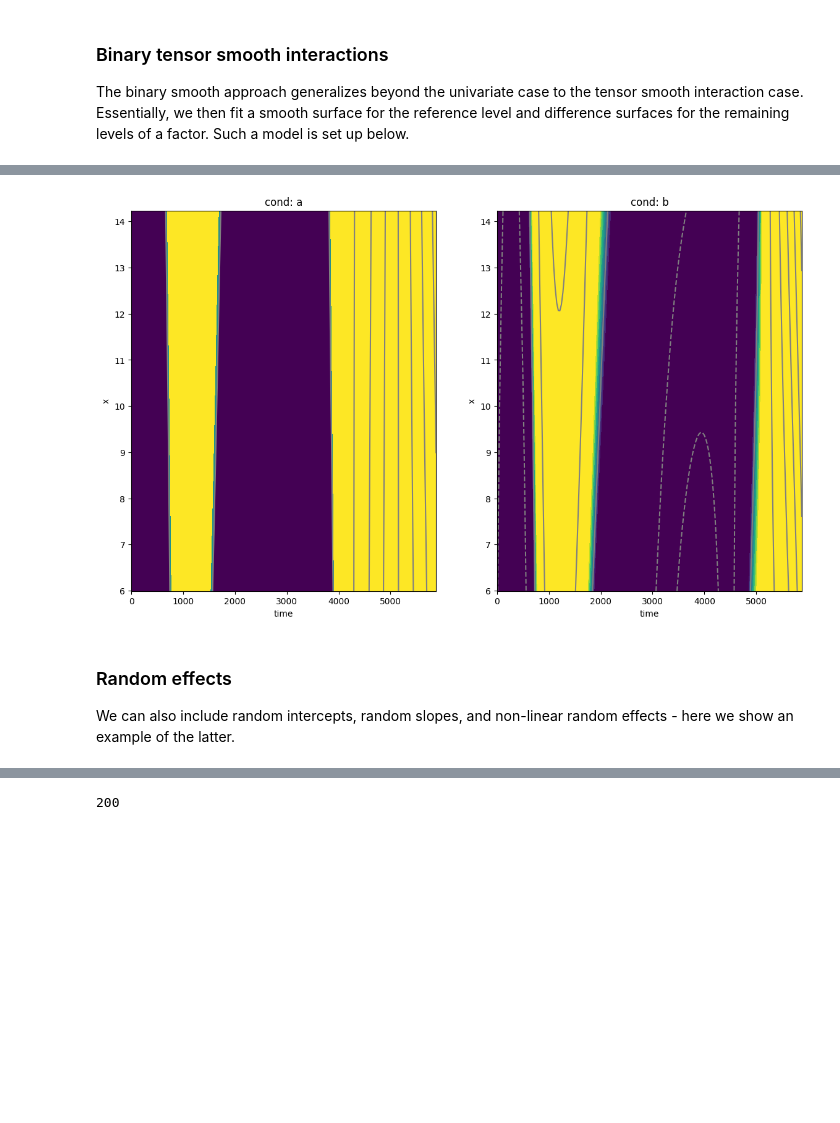
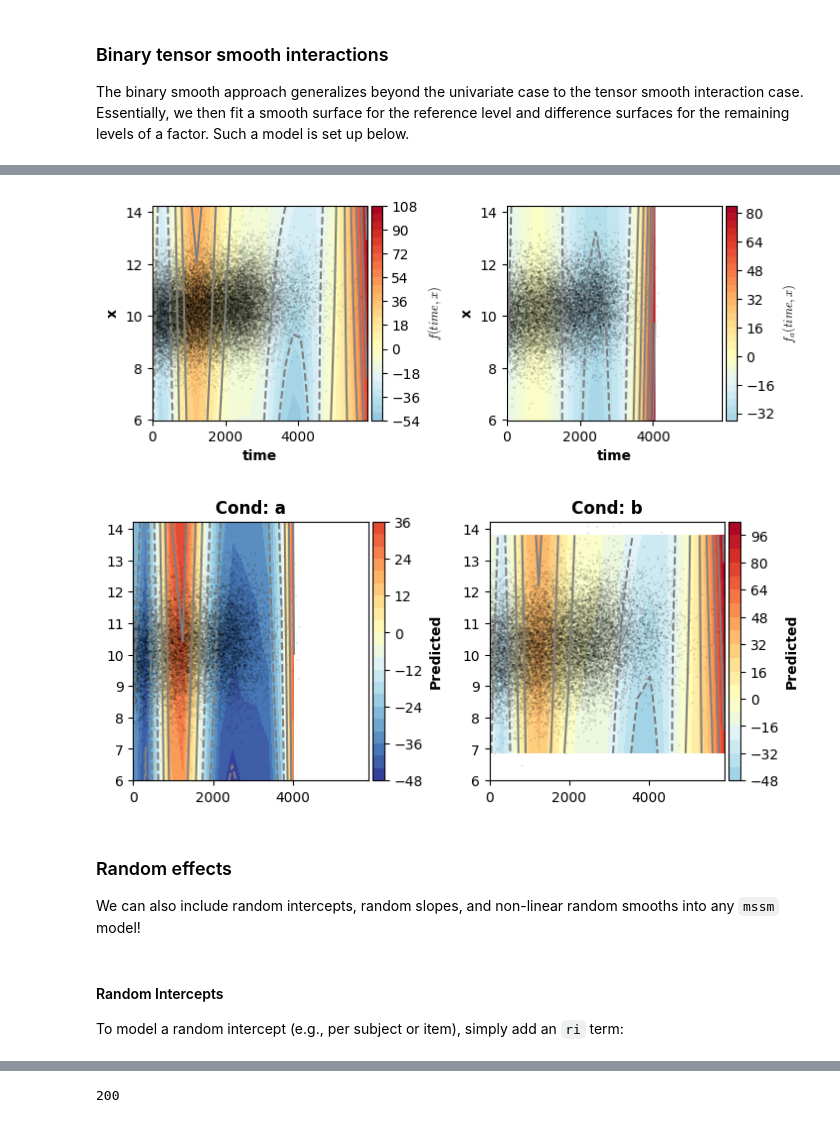
Before and after one commit to JoKra1/mssmViz, a Jupyter notebook: 1) GAMMs.ipynb, the cells around one changed output, grey strips where cells are left out. Saved outputs shown, nothing was run; the diff lists cells and outputs as text; code cells hidden in the pictures; blank space fills up the shorter version.

```diff
--- a/1) GAMMs.ipynb
+++ b/1) GAMMs.ipynb
@@ -143,14 +157,0 @@ plt.show()
-# %%
-# Partial prediction for a single smooth
-time_pred = [t for t in range(0,max(dat["time"]),20)]
-new_dat = pd.DataFrame({"time":time_pred})
-
-# Make partial prediction using just terms[1] - the smooth of time or f(time)!
-pred,pred_mat,boundary = model.predict([1],new_dat,ci=True,alpha=0.05)
-
-plt.plot(time_pred,pred,color='black')
-plt.plot(time_pred,pred + boundary,color='grey', linestyle='dotted')
-plt.plot(time_pred,pred - boundary,color='grey', linestyle='dotted')
-plt.xlabel("time")
-plt.ylabel("f(time)")
-plt.show()
@@ -393,9 +314,9 @@ The ti() term in mgcv enables decomposing the 3-way interaction into separate in
 formula5 = Formula(lhs=lhs("y"), # The dependent variable - here y!
                         terms=[i(), # The intercept, a
                                l(["cond"]), # Offset for cond='b'
-                               f(["time"],by="cond",constraint=ConstType.QR), # to-way interaction between time and cond; one smooth over time per cond level
-                               f(["x"],by="cond",constraint=ConstType.QR), # to-way interaction between x and cond; one smooth over x per cond level
-                               f(["time","x"],by="cond",constraint=ConstType.QR)], # one smooth surface over time and x - f(time,x) - per level of cond: three-way interaction!
+                               f(["time"],by="cond"), # to-way interaction between time and cond; one smooth over time per cond level
+                               f(["x"],by="cond"), # to-way interaction between x and cond; one smooth over x per cond level
+                               f(["time","x"],by="cond")], # one smooth surface over time and x - f(time,x) - per level of cond: three-way interaction!
                         data=dat)
 # %%
 # Fit the model
@@ -542,37 +412,48 @@ for ci,c in enumerate(["a","b"]):
+# %%
+# Visualizing the two surfaces reveals the same picture visibile for the univariate case: the left surface largely matches the surface estimated by
+# model 4! The right surface is now the difference surface estimated for condition a!
+fig = plt.figure(figsize=(2*single_size,single_size),layout='constrained')
+axs = fig.subplots(1,2,gridspec_kw={"wspace":0.3})
+plot(model6,which=[1],axs=[axs[0]],ci=False)
+plot(model6,which=[2],axs=[axs[1]],ci=False)
+plt.show()
+# %% [output]
+[figure, added]
 # %%
 # Hence, to recover the actual surfaces for both conditions we need to add them together when cond == "a"
-fig = plt.figure(figsize=(14,8))
+fig = plt.figure(figsize=(2*single_size,single_size),layout='constrained')
+axs = fig.subplots(1,2,gridspec_kw={"wspace":0.3})
+titles = ["Cond: a", "Cond: b"]
 
+# Set up some new data for prediction
+time_pred = []
+x_pred = []
+
+xr = [t for t in np.linspace(min(dat["x"]),max(dat["x"]),20)]
+tr = np.linspace(0,max(dat["time"]),len(xr))
+
+for t in tr:
+    for x in xr:
+        time_pred.append(t)
+        x_pred.append(x)
+
+# Loop over conditions
 for ci,c in enumerate(["a","b"]):
-    time_pred = []
-    x_pred = []
 
-    xr = [t for t in np.linspace(min(dat["x"]),max(dat["x"]),200)]
-    tr = np.linspace(0,max(dat["time"]),len(xr))
-
-    for t in tr:
-        for x in xr:
-            time_pred.append(t)
-            x_pred.append(x)
 
     new_dat = pd.DataFrame({"x":x_pred,
                             "cond":[c for _ in range(len(x_pred))],
                             "time":time_pred})
 
-    # We can simply include both terms for both conditions since
-    # term 2 will be all zeros when cond == b
-    TP_pred,_,_ = model6.predict([1,2],new_dat)
+    plot_fitted(new_dat,["time","x"],model6,ax=axs[ci],use=[1,2],title=titles[ci],ci=False)
 
-    ax = fig.add_subplot(1,2,ci+1)
-
-    ff = ax.contourf(tr,xr,TP_pred.reshape(len(xr),len(xr)).T,levels=len(xr),vmin=-2,vmax=6)
-    ll = ax.contour(tr,xr,TP_pred.reshape(len(xr),len(xr)).T,colors="grey")
-    ax.set_ylim((min(dat["x"]),max(dat["x"])))
-    ax.set_title(f"cond: {c}")
-    ax.set_ylabel("x")
-    ax.set_xlabel("time")
+plt.show()
 # %% [output]
-[figure, old version]
+[figure, new version]
 # %% [markdown]
 ### Random effects
-We can also include random intercepts, random slopes, and non-linear random effects - here we show an example of the latter.
+We can also include random intercepts, random slopes, and non-linear random smooths into any `mssm` model!
+# %% [markdown]
+#### Random Intercepts
+
+To model a random intercept (e.g., per subject or item), simply add an `ri` term:
```
Also changed, not shown: parts of 104 cells of this notebook, 11 other files.
